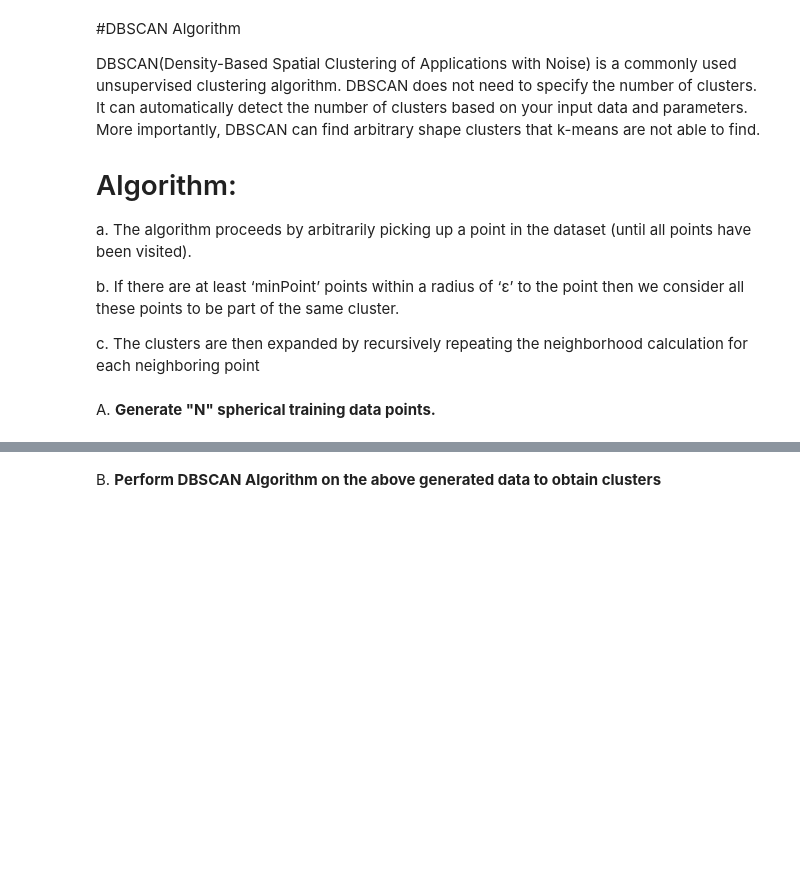
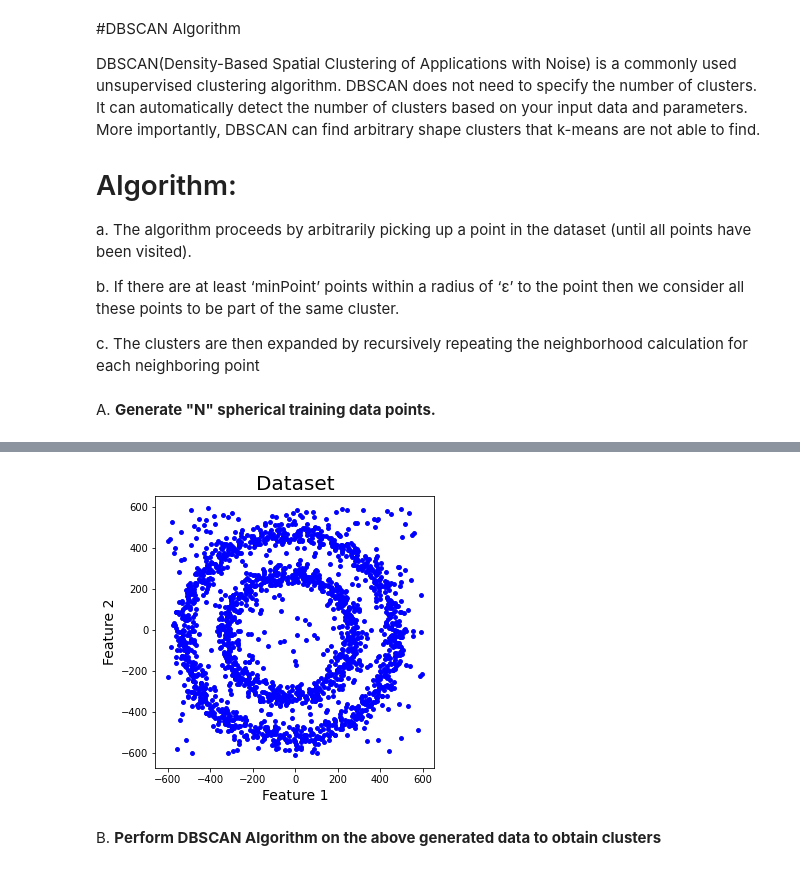
Before and after one commit to Jyoti-S-Shukla/Machine-learning-models, a Jupyter notebook: CLustering_Part_2.ipynb, the cells around one changed output, grey strips where cells are left out. Saved outputs shown, nothing was run; the diff lists cells and outputs as text; code cells hidden in the pictures; blank space fills up the shorter version.

```diff
--- a/CLustering_Part_2.ipynb
+++ b/CLustering_Part_2.ipynb
@@ -28,2 +25,24 @@ A. **Generate "N" spherical training data points.**
+# %%
+## write your code here
+np.random.seed(42)
+
+# Function for creating datapoints in the form of a circle
+def PointsInCircum(r,n):
+    return [(math.cos(2*math.pi/n*x)*r+np.random.normal(-30,30),math.sin(2*math.pi/n*x)*r+np.random.normal(-30,30)) for x in range(1,n+1)]
+# Creating data points in the form of a circle
+df=pd.DataFrame(PointsInCircum(500,1000))
+df=df.append(PointsInCircum(300,700))
+#df=df.append(PointsInCircum(100,300))
+
+# Adding noise to the dataset
+df=df.append([(np.random.randint(-600,600),np.random.randint(-600,600)) for i in range(300)])
+plt.figure(figsize=(5,5))
+plt.scatter(df[0],df[1],s=15,color='blue')
+plt.title('Dataset',fontsize=20)
+plt.xlabel('Feature 1',fontsize=14)
+plt.ylabel('Feature 2',fontsize=14)
+plt.show()
+# %% [output]
+[figure, added]
 # %% [markdown]
 B. **Perform DBSCAN Algorithm on the above generated data to obtain clusters**
```
Also changed, not shown: parts of 30 cells of this notebook.
